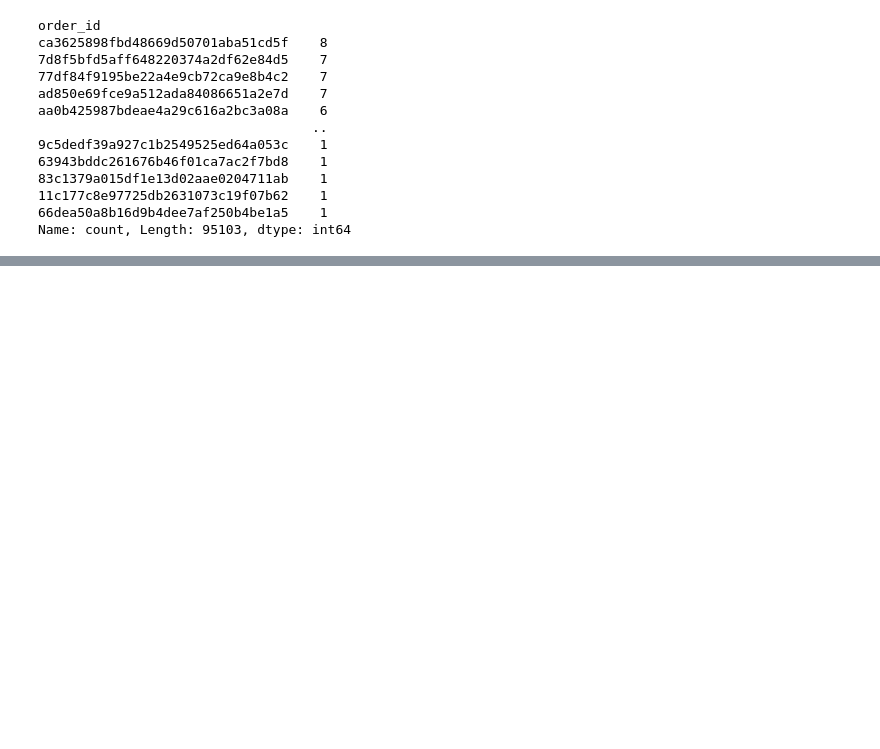
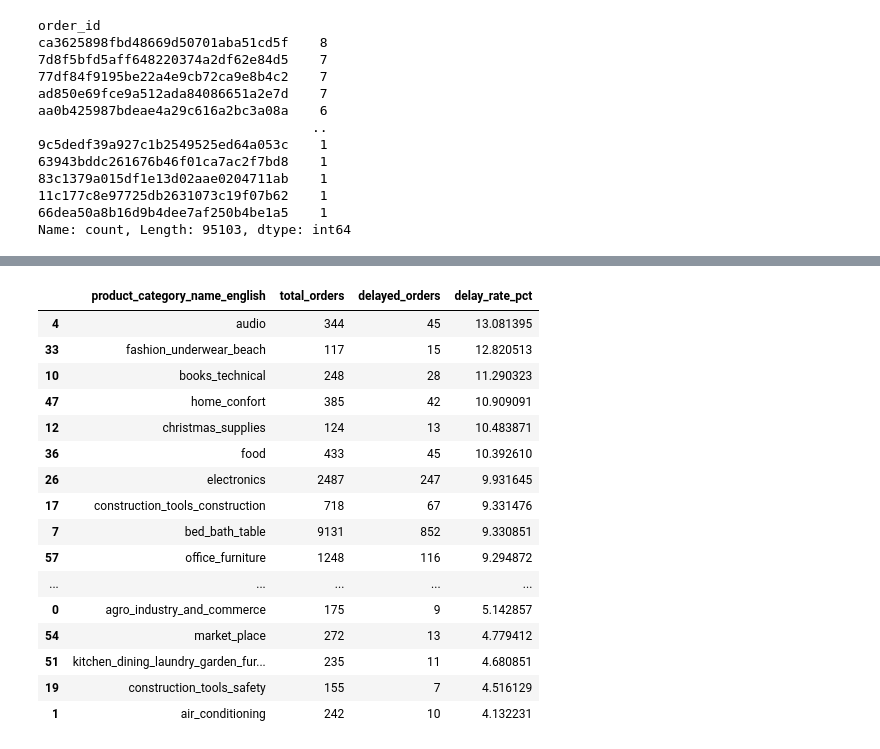
Before and after one commit to omkaryadav-11/olist-delivery-analysis, a Jupyter notebook: analysis.ipynb, the cells around one changed output, grey strips where cells are left out. Saved outputs shown, nothing was run; the diff lists cells and outputs as text; code cells hidden in the pictures; blank space fills up the shorter version.

```diff
--- a/analysis.ipynb
+++ b/analysis.ipynb
@@ -1072,0 +1116,20 @@ sample['order_id'].nunique()
+# %%
+sample_analysis[sample_analysis['total_orders']>100].sort_values('delay_rate_pct',ascending=False)
+# %% [output]
+|  | product_category_name_english | total_orders | delayed_orders | delay_rate_pct |
+| 4 | audio | 344 | 45 | 13.081395 |
+| 33 | fashion_underwear_beach | 117 | 15 | 12.820513 |
+| 10 | books_technical | 248 | 28 | 11.290323 |
+| 47 | home_confort | 385 | 42 | 10.909091 |
+| 12 | christmas_supplies | 124 | 13 | 10.483871 |
+| 36 | food | 433 | 45 | 10.392610 |
+| 26 | electronics | 2487 | 247 | 9.931645 |
+| 17 | construction_tools_construction | 718 | 67 | 9.331476 |
+| 7 | bed_bath_table | 9131 | 852 | 9.330851 |
+| 57 | office_furniture | 1248 | 116 | 9.294872 |
+| ... | ... | ... | ... | ... |
+| 0 | agro_industry_and_commerce | 175 | 9 | 5.142857 |
+| 54 | market_place | 272 | 13 | 4.779412 |
+| 51 | kitchen_dining_laundry_garden_fur... | 235 | 11 | 4.680851 |
+| 19 | construction_tools_safety | 155 | 7 | 4.516129 |
+| 1 | air_conditioning | 242 | 10 | 4.132231 |
```
Also changed, not shown: parts of 24 cells of this notebook.
